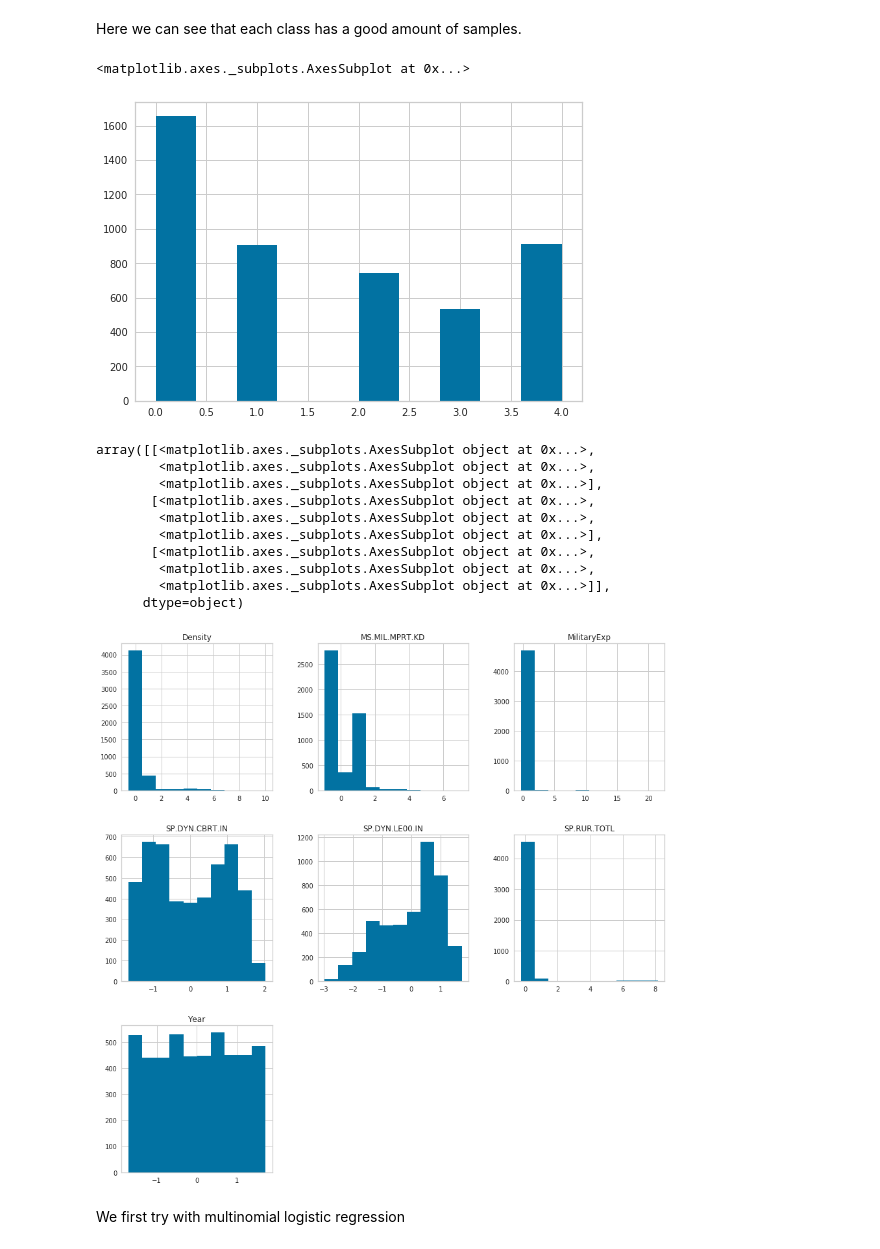
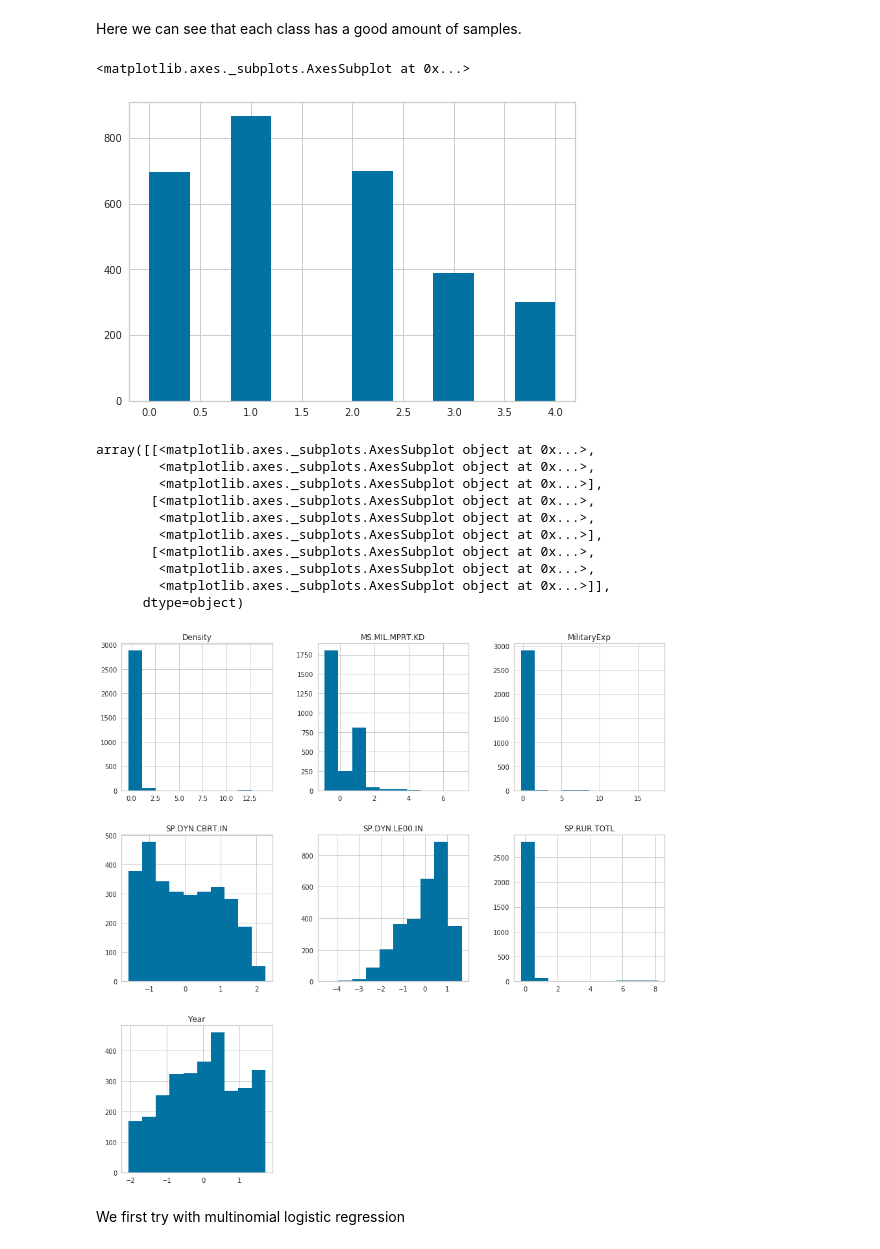
Before and after one commit to AndreaCurtoni/TerrorismDSBA, a Jupyter notebook: First hyp ML.ipynb, the cells around one changed output. Saved outputs shown, nothing was run; the diff lists cells and outputs as text; code cells hidden in the pictures.

```diff
--- a/First hyp ML.ipynb
+++ b/First hyp ML.ipynb
@@ -275,11 +274,11 @@ The splitting was made considering the fact that each cathegory had to be a good
 # %%
 df_class.groupby(by='conto').aggregate({'conto':'count'})
 
-df_class['conto'] = df_class['conto'].apply(lambda x: 0 if (x > 0 and x < 5) else x)
-df_class['conto'] = df_class['conto'].apply(lambda x: -1 if (x >= 5 and x < 15) else x)
-df_class['conto'] = df_class['conto'].apply(lambda x: -2 if (x >= 15 and x < 40) else x)
-df_class['conto'] = df_class['conto'].apply(lambda x: -3 if (x >= 40 and x < 120) else x)
-df_class['conto'] = df_class['conto'].apply(lambda x: -4 if (x >= 120) else x)
+df_class['conto'] = df_class['conto'].apply(lambda x: 0 if (x > 0 and x < 2) else x)
+df_class['conto'] = df_class['conto'].apply(lambda x: -1 if (x >= 2 and x < 6) else x)
+df_class['conto'] = df_class['conto'].apply(lambda x: -2 if (x >= 6 and x < 25) else x)
+df_class['conto'] = df_class['conto'].apply(lambda x: -3 if (x >= 25 and x < 100) else x)
+df_class['conto'] = df_class['conto'].apply(lambda x: -4 if (x >= 100) else x)
 
 df_class['conto'] = df_class['conto'].apply(lambda x: 1 if (x == -1) else x)
 df_class['conto'] = df_class['conto'].apply(lambda x: 2 if (x == -2) else x)
@@ -309,26 +308,26 @@ Here we can see that each class has a good amount of samples.
 df_class.cnt.hist()
 # %% [output]
 <matplotlib.axes._subplots.AxesSubplot at 0x...>
-[figure, old version]
+[figure, new version]
 # %%
 from sklearn.preprocessing import scale
 
-feature_matrix=df_std.loc[:, df_std.columns != 'cnt']
-target_vector=df_std['cnt']
+feature_matrix=df_class.loc[:, df_std.columns != 'cnt']
+target_vector=df_class['cnt']
 feature_matrix = pd.DataFrame(scale(feature_matrix), index=feature_matrix.index, columns=feature_matrix.columns) # standardization
 feature_matrix.hist(figsize=(15,15))
 # %% [output]
 array([[<matplotlib.axes._subplots.AxesSubplot object at 0x...>,
         <matplotlib.axes._subplots.AxesSubplot object at 0x...>,
         <matplotlib.axes._subplots.AxesSubplot object at 0x...>],
        [<matplotlib.axes._subplots.AxesSubplot object at 0x...>,
         <matplotlib.axes._subplots.AxesSubplot object at 0x...>,
         <matplotlib.axes._subplots.AxesSubplot object at 0x...>],
        [<matplotlib.axes._subplots.AxesSubplot object at 0x...>,
         <matplotlib.axes._subplots.AxesSubplot object at 0x...>,
         <matplotlib.axes._subplots.AxesSubplot object at 0x...>]],
       dtype=object)
-[figure, old version]
+[figure, new version]
 # %%
 from sklearn.model_selection import train_test_split
 
```
Also changed, not shown: parts of 19 cells of this notebook, 2 other files.
